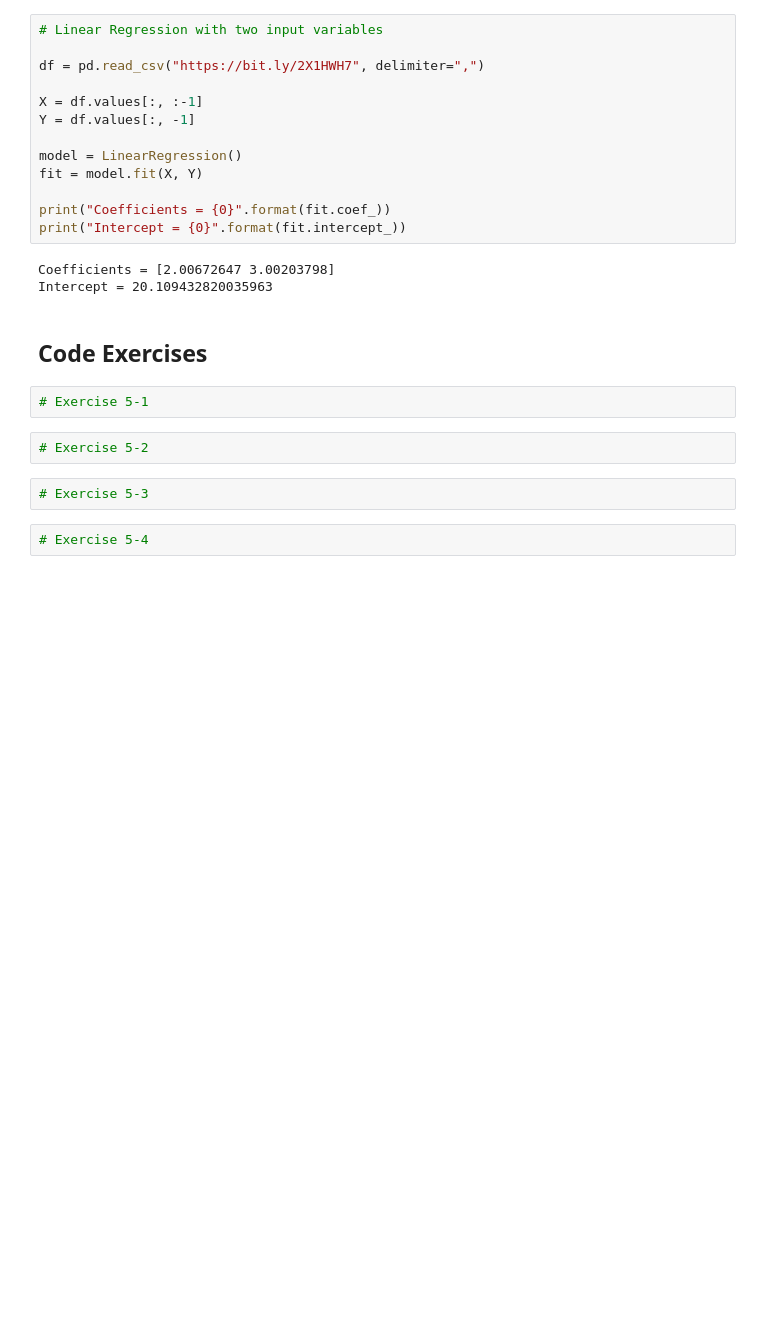
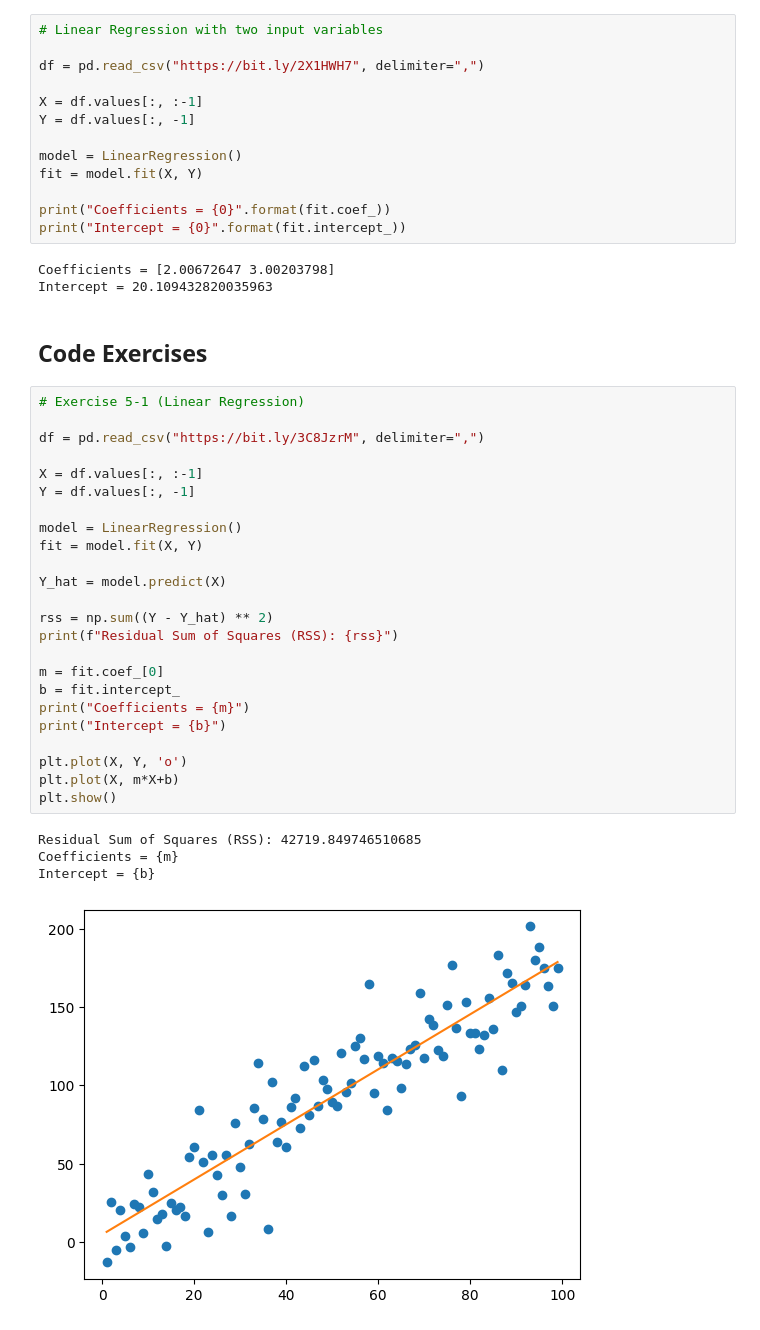
Before and after one commit to MiesnerJacob/essential-math-for-data-science, a Jupyter notebook: 05-linear-regression.ipynb, the cells around one changed output. Cells and saved outputs as stored; diff of their text form; blank space fills up the shorter version.

Commit message:
finished code exercises for chapter 05, linear regression

```diff
--- a/05-linear-regression.ipynb
+++ b/05-linear-regression.ipynb
@@ -506,11 +506,32 @@ Coefficients = [2.00672647 3.00203798]
 Intercept = 20.109432820035963
 # %% [markdown]
 ## Code Exercises
-# %%
-# Exercise 5-1
-# %%
-# Exercise 5-2
-# %%
-# Exercise 5-3
-# %%
-# Exercise 5-4
+# %%
+# Exercise 5-1 (Linear Regression)
+
+df = pd.read_csv("https://bit.ly/3C8JzrM", delimiter=",")
+
+X = df.values[:, :-1]
+Y = df.values[:, -1]
+
+model = LinearRegression()
+fit = model.fit(X, Y)
+
+Y_hat = model.predict(X)
+
+rss = np.sum((Y - Y_hat) ** 2)
+print(f"Residual Sum of Squares (RSS): {rss}")
+
+m = fit.coef_[0]
+b = fit.intercept_
+print("Coefficients = {m}")
+print("Intercept = {b}")
+
+plt.plot(X, Y, 'o')
+plt.plot(X, m*X+b)
+plt.show()
+# %% [output]
+Residual Sum of Squares (RSS): 42719.849746510685
+Coefficients = {m}
+Intercept = {b}
+[figure, added]
```
Also changed, not shown: parts of 3 cells of this notebook.
